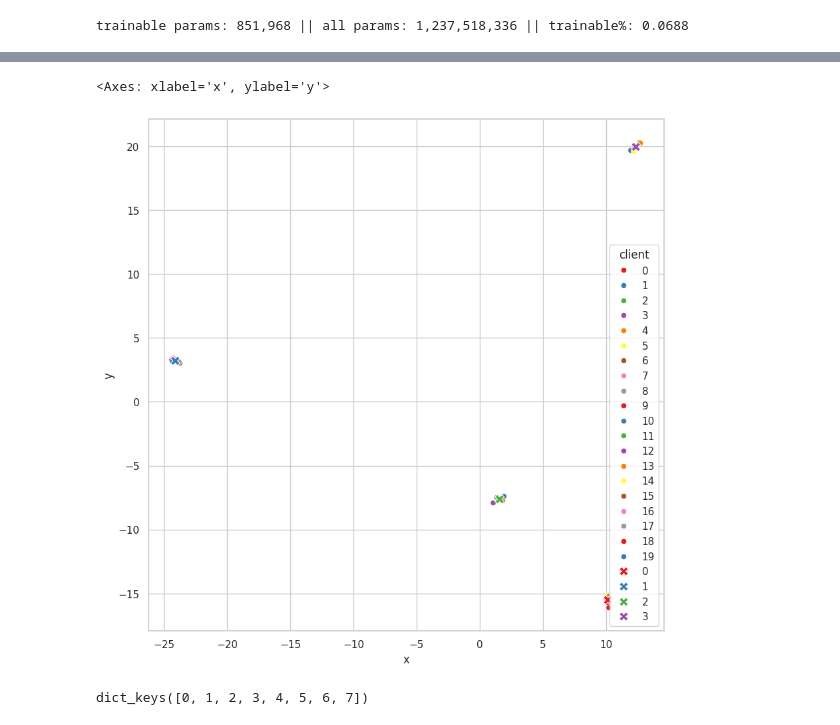
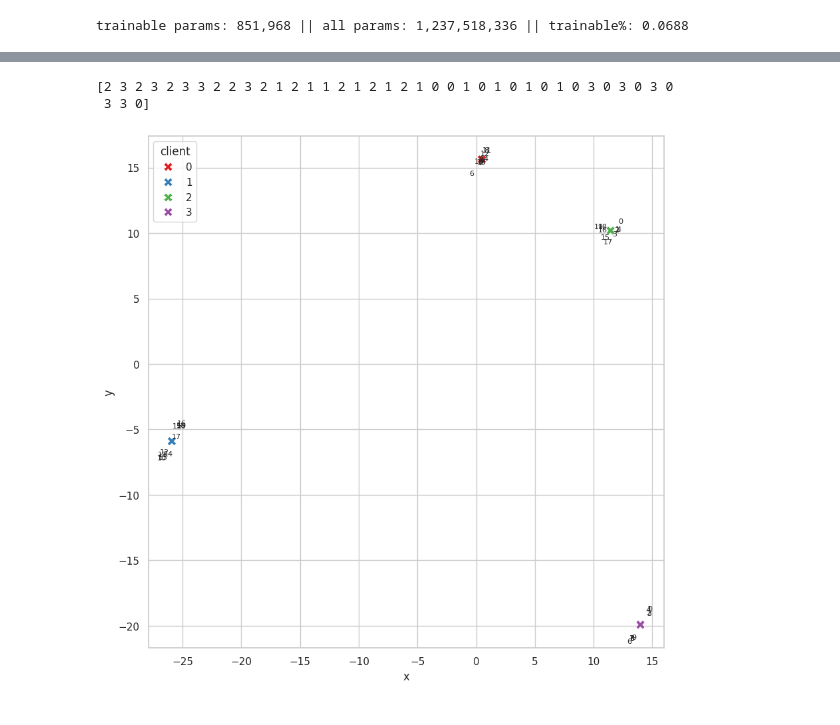
Before and after one commit to GabrielTalasso/FT_LLM_FL, a Jupyter notebook: dual_adapters.ipynb, the cells around one changed output, grey strips where cells are left out. Drawn from its saved outputs; the diff is of its cells as text; code cells hidden in the pictures.

Commit message:
fixing 1 router

```diff
--- a/dual_adapters.ipynb
+++ b/dual_adapters.ipynb
@@ -117,47 +148,49 @@ sns.heatmap(sims, cmap='coolwarm', annot=True, fmt='.2f', xticklabels=clients, y
 # %%
 import numpy as np
 import pandas as pd
-path = 'output_multitask/Llama-3.2-1B/ROUTER_1domain_multitask_router_c20s5_i10_b16a1_l1024_r8a16_20250409102108/client_embeddings_1.npy'
-path_centroid = 'output_multitask/Llama-3.2-1B/ROUTER_1domain_multitask_router_c20s5_i10_b16a1_l1024_r8a16_20250409102108/centroids_1.npy'
+from sklearn.cluster import KMeans
+import matplotlib.pyplot as plt
+from sklearn.decomposition import PCA
+import seaborn as sns
 
-embeddings = np.load(path, allow_pickle=True)
-embeddings = embeddings.tolist()
+n_client_clusters = 2
 
-client_centroids = []
-for i in embeddings.keys():
-    for j in embeddings[i]:
-        client_centroids.append(j)
-#pca
+for i in range(1, 2):
+    path_c_embed = base_path + f'/centers/client_embeddings_{i}.npy'
+    path_centroid = base_path + f'/centers/centroids_{i}.npy'
 
-from sklearn.decomposition import PCA
+    embeddings = np.load(path_c_embed, allow_pickle=True)
+    embeddings = embeddings.tolist()
 
-pca = PCA(n_components=2)
-pca_result = pca.fit_transform(client_centroids)
-df = pd.DataFrame(pca_result, columns=['x', 'y'])
-df['client'] = [i for i in range(len(client_centroids))]
-df['client'] = df['client'].astype('category')
+    client_centroids = []
+    for key in embeddings.keys():
+        for j in embeddings[key]:
+            client_centroids.append(j)
+    # PCA
+    pca = PCA(n_components=2)
+    pca_result = pca.fit_transform(client_centroids)
+    df = pd.DataFrame(pca_result, columns=['x', 'y'])
+    df['client'] = np.array([[key]*n_client_clusters for key in range(len(embeddings.keys()))]).flatten()
 
-#plot
-import matplotlib.pyplot as plt
+    # Plot: annotate each point with the client number
+    sns.set(style="whitegrid")
+    plt.figure(figsize=(10, 10))
+    for idx, row in df.iterrows():
+         plt.text(row['x'], row['y'], str(int(row['client'])), fontsize=8, ha='center', va='center')
 
-import seaborn as sns
-sns.set(style="whitegrid")
-plt.figure(figsize=(10, 10))
+    centroids = np.load(path_centroid, allow_pickle=True)
 
-sns.scatterplot(x='x', y='y', hue='client', data=df, palette='Set1')
-centroids = np.load(path_centroid, allow_pickle=True)
+    # Plot centroids in PCA
+    centroids = centroids.tolist()
+    centroids = pca.transform(centroids)
+    df_centroids = pd.DataFrame(centroids, columns=['x', 'y'])
+    df_centroids['client'] = [i for i in range(len(centroids))]
+    df_centroids['client'] = df_centroids['client'].astype('category')
+    sns.scatterplot(x='x', y='y', hue='client', data=df_centroids, palette='Set1', marker='X', s=100)
 
-#plot centroids in pca
-centroids = centroids.tolist()
-centroids = pca.transform(centroids)
-df_centroids = pd.DataFrame(centroids, columns=['x', 'y'])
-df_centroids['client'] = [i for i in range(len(centroids))]
-df_centroids['client'] = df_centroids['client'].astype('category')
-sns.scatterplot(x='x', y='y', hue='client', data=df_centroids, palette='Set1', marker='X', s=100)
+    kmeans = KMeans(n_clusters=4, random_state=0).fit(client_centroids)
+    print(kmeans.labels_)
 # %% [output]
-<Axes: xlabel='x', ylabel='y'>
+[2 3 2 3 2 3 3 2 2 3 2 1 2 1 1 2 1 2 1 2 1 0 0 1 0 1 0 1 0 1 0 3 0 3 0 3 0
+ 3 3 0]
-[figure, old version]
+[figure, new version]
-# %%
-embeddings.tolist().keys()
-# %% [output]
-dict_keys([0, 1, 2, 3, 4, 5, 6, 7])
```
Also changed, not shown: parts of 6 cells of this notebook, 7 other files.
